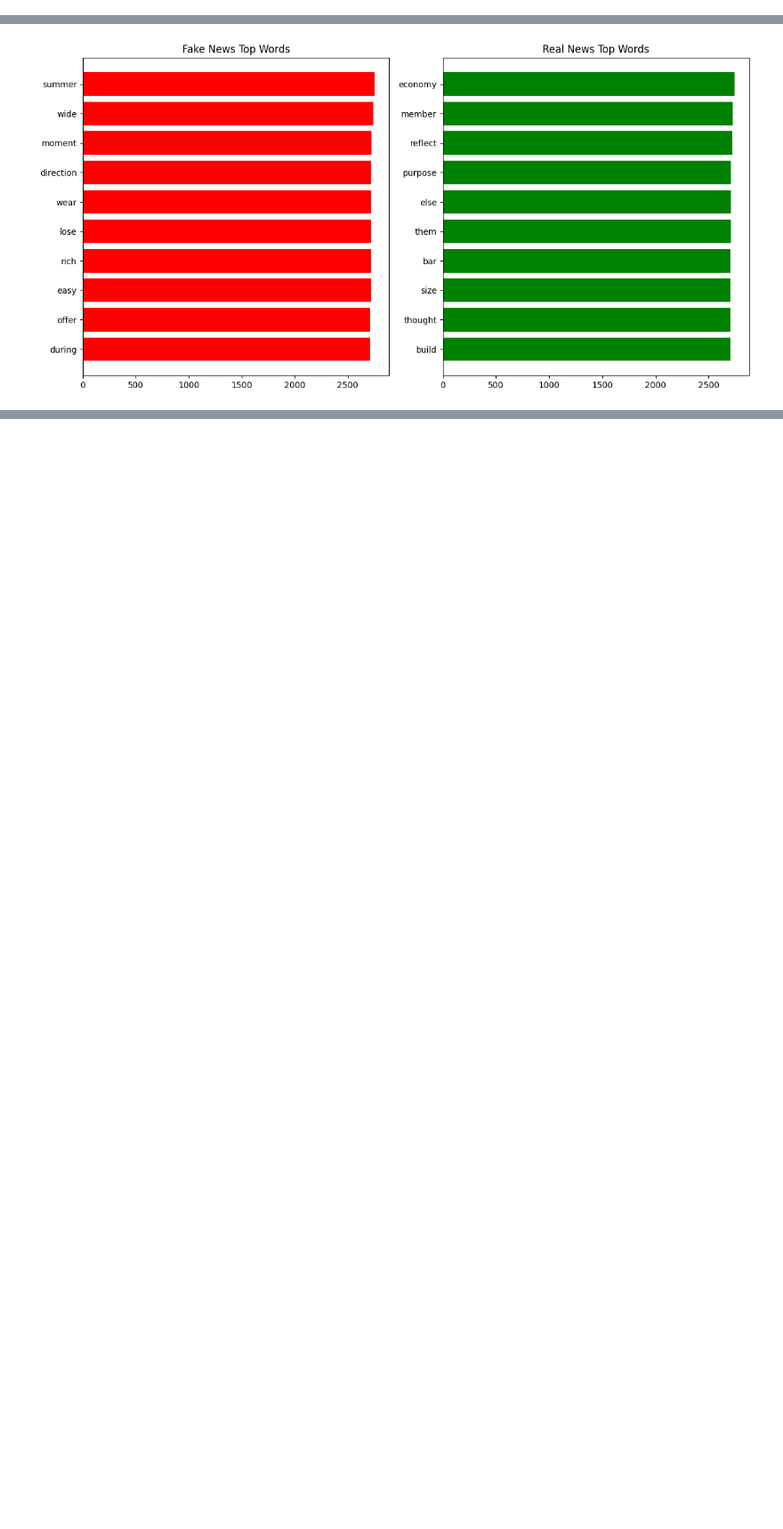
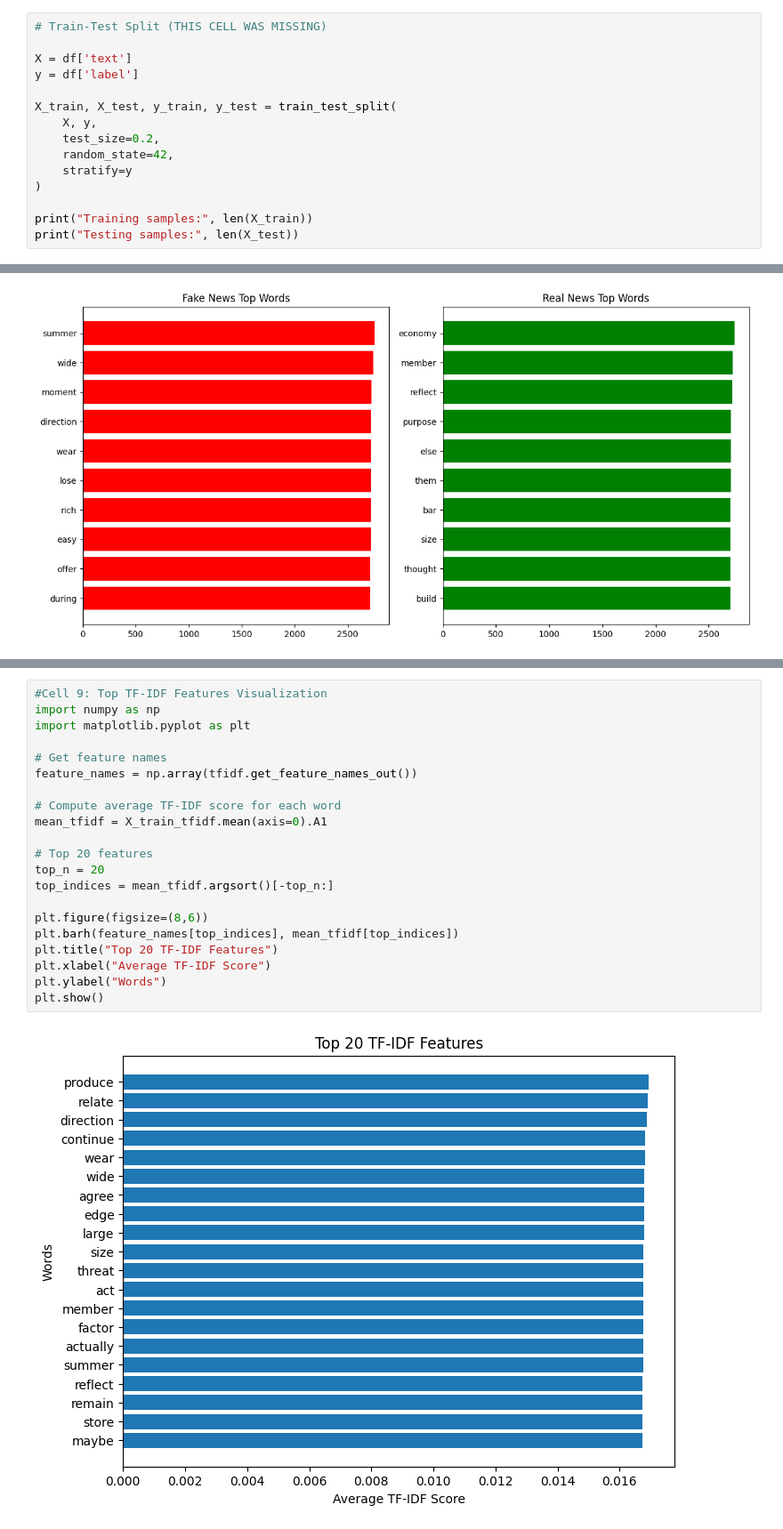
Before and after one commit to Rehman047/Fake-News-Detector-using-Support-Vector-Machine, a Jupyter notebook: Fake_News_Detector.ipynb, the cells around one changed output, grey strips where cells are left out. Shown at 89% size. Drawn from its saved outputs; the diff is of its cells as text; blank space fills up the shorter version.

```diff
--- a/Fake_News_Detector.ipynb
+++ b/Fake_News_Detector.ipynb
@@ -90,3 +90,18 @@ def build_vocab(texts):
                 vocab[word] = index
                 index += 1
     return vocab
+# %%
+# Train-Test Split (THIS CELL WAS MISSING)
+
+X = df['text']
+y = df['label']
+
+X_train, X_test, y_train, y_test = train_test_split(
+    X, y,
+    test_size=0.2,
+    random_state=42,
+    stratify=y
+)
+
+print("Training samples:", len(X_train))
+print("Testing samples:", len(X_test))
@@ -495,0 +362,23 @@ Source column exists but has no valid data.
+# %%
+#Cell 9: Top TF-IDF Features Visualization
+import numpy as np
+import matplotlib.pyplot as plt
+
+# Get feature names
+feature_names = np.array(tfidf.get_feature_names_out())
+
+# Compute average TF-IDF score for each word
+mean_tfidf = X_train_tfidf.mean(axis=0).A1
+
+# Top 20 features
+top_n = 20
+top_indices = mean_tfidf.argsort()[-top_n:]
+
+plt.figure(figsize=(8,6))
+plt.barh(feature_names[top_indices], mean_tfidf[top_indices])
+plt.title("Top 20 TF-IDF Features")
+plt.xlabel("Average TF-IDF Score")
+plt.ylabel("Words")
+plt.show()
+# %% [output]
+[figure, added]
```
Also changed, not shown: parts of 11 cells of this notebook, 1 other file.
